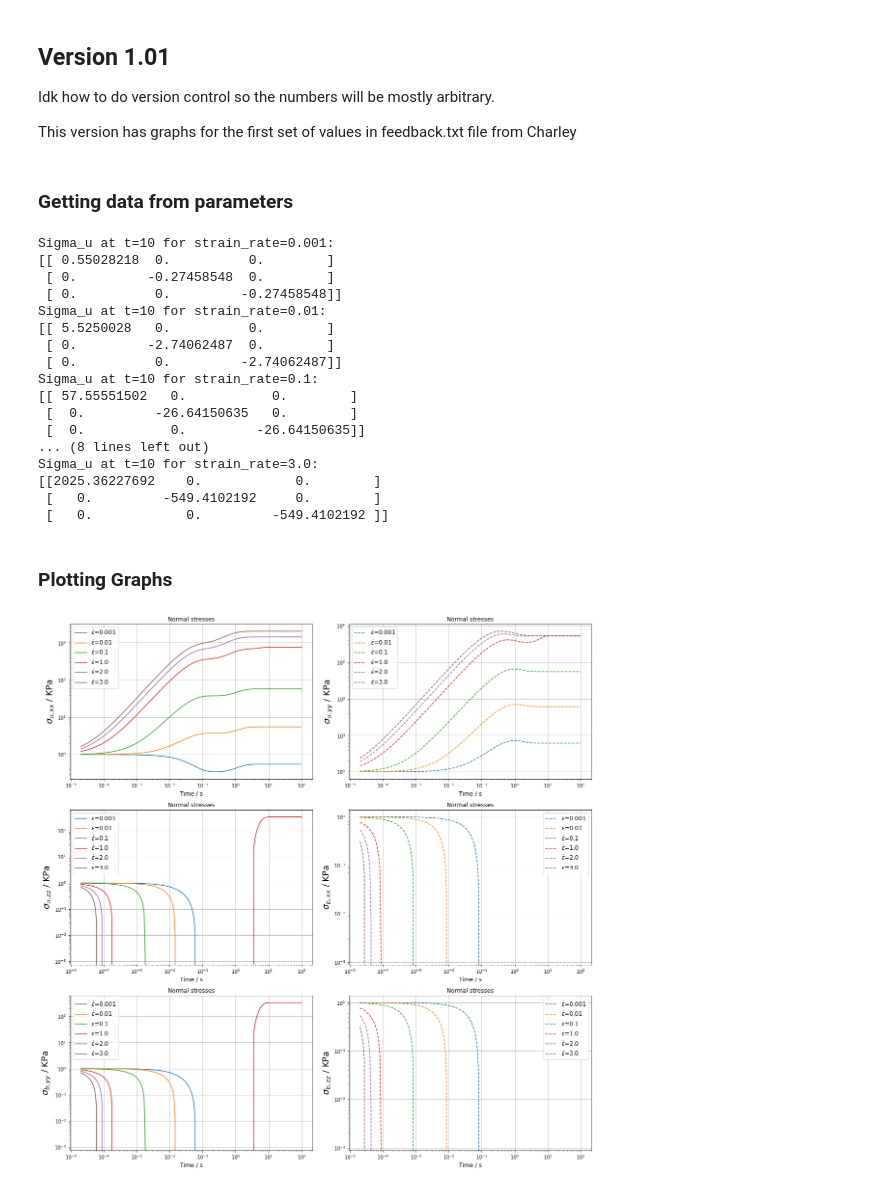
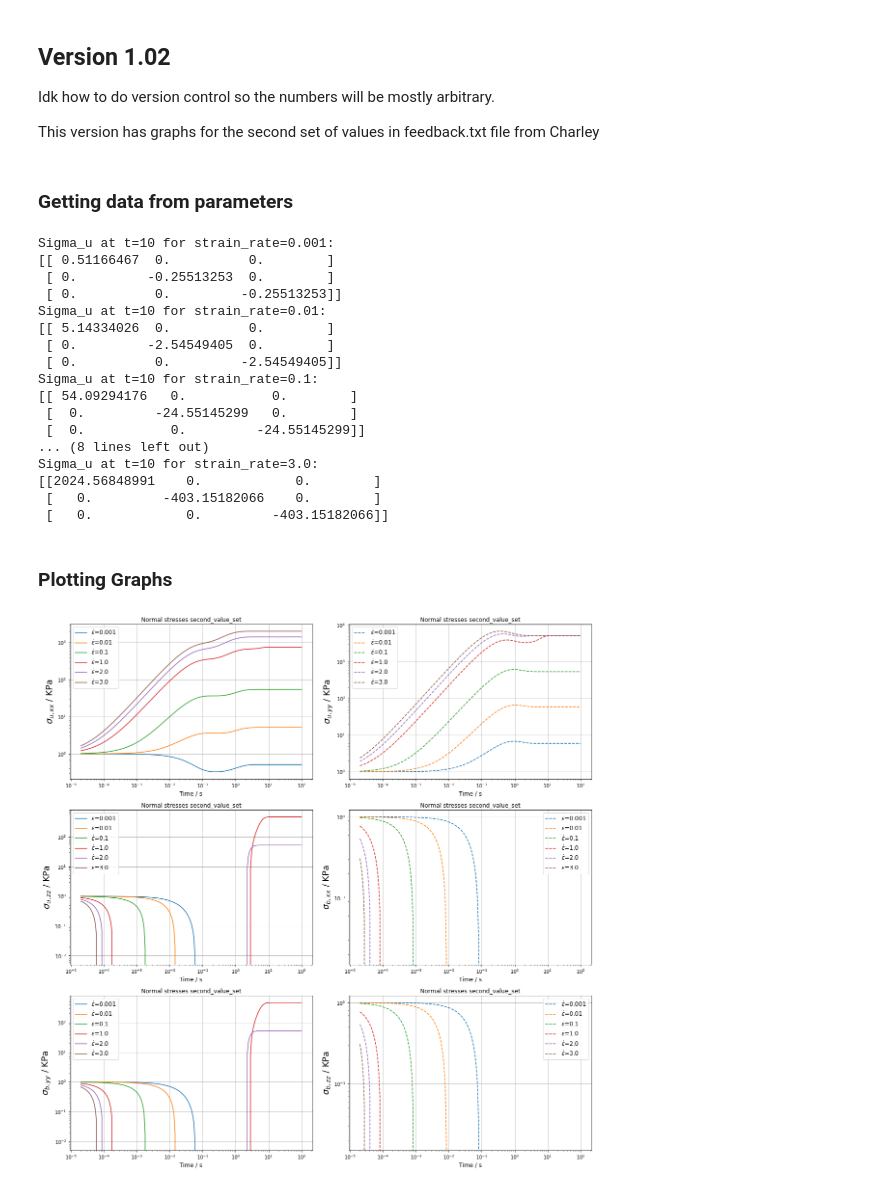
Before and after one commit to sc-coding-work/Sticky_Dumbbell_MS_Project, a Jupyter notebook: Sticky_Dumbbell_4.ipynb, the cells around one changed output. Drawn from its saved outputs; the diff is of its cells as text; code cells hidden in the pictures.

Commit message:
Version 1.02 (second set of values graphs from feedback.txt)

```diff
--- a/Sticky_Dumbbell_4.ipynb
+++ b/Sticky_Dumbbell_4.ipynb
@@ -1,9 +1,9 @@
 # %% [markdown]
-## Version 1.01
+## Version 1.02
 
 Idk how to do version control so the numbers will be mostly arbitrary.
 
-This version has graphs for the first set of values in feedback.txt file from Charley
+This version has graphs for the second set of values in feedback.txt file from Charley
 # %%
 import numpy as np
 from scipy.integrate import solve_ivp
@@ -49,11 +49,11 @@ def rhs(t, y):
 ### Getting data from parameters
 # %%
 # Define parameters
-alpha = 1.1 #Not sure why alpha is 1.1, I think it should be 1.71 based off equation 21 in pdf
-tau_u = 0.0378
-tau_b = 2.4487
-k_plus = 0.62226 #Binding rate of sorts
-k_minus = 1.3130 #Unbinding rate of sorts
+alpha = 2.0 #Not sure why alpha is 1.1, I think it should be 1.71 based off equation 21 in pdf
+tau_u = 0.0379
+tau_b = 5.5923
+k_plus = 0.7183 #Binding rate of sorts
+k_minus = 1.5544 #Unbinding rate of sorts
 nkT = 16877.04 #In Pascals
 
 phi = (tau_b/tau_u)**0.5 #Ratio between conformational relaxation times, see section C in Sticky_Dumbbell_4 pdf
@@ -133,54 +133,54 @@ for i in range(len(StrainRate)):
     time_list.append(t)
 # %% [output]
 Sigma_u at t=10 for strain_rate=0.001:
-[[ 0.55028218  0.          0.        ]
- [ 0.         -0.27458548  0.        ]
- [ 0.          0.         -0.27458548]]
+[[ 0.51166467  0.          0.        ]
+ [ 0.         -0.25513253  0.        ]
+ [ 0.          0.         -0.25513253]]
 Sigma_u at t=10 for strain_rate=0.01:
-[[ 5.5250028   0.          0.        ]
- [ 0.         -2.74062487  0.        ]
- [ 0.          0.         -2.74062487]]
+[[ 5.14334026  0.          0.        ]
+ [ 0.         -2.54549405  0.        ]
+ [ 0.          0.         -2.54549405]]
 Sigma_u at t=10 for strain_rate=0.1:
-[[ 57.55551502   0.           0.        ]
- [  0.         -26.64150635   0.        ]
- [  0.           0.         -26.64150635]]
+[[ 54.09294176   0.           0.        ]
+ [  0.         -24.55145299   0.        ]
+ [  0.           0.         -24.55145299]]
 ... (8 lines left out)
 Sigma_u at t=10 for strain_rate=3.0:
-[[2025.36227692    0.            0.        ]
- [   0.         -549.4102192     0.        ]
- [   0.            0.         -549.4102192 ]]
+[[2024.56848991    0.            0.        ]
+ [   0.         -403.15182066    0.        ]
+ [   0.            0.         -403.15182066]]
 # %% [markdown]
 ### Plotting Graphs
 # %%
 fig, axs = plt.subplots(3, 2, figsize=(16, 16))
 fig.tight_layout(pad=2.0)
 axs = axs.flatten() #Making it a 1D array, in number order
 for i in range(len(StrainRate)):
     sigma_u_sol = sigma_u_list[i]
     sigma_b_sol = sigma_b_list[i]
     axs[0].plot(t, sigma_u_sol[:, 0, 0], label=fr"$\dot{{\epsilon}}$={StrainRate[i]}")
     axs[2].plot(t, sigma_u_sol[:, 1, 1], label=fr"$\dot{{\epsilon}}$={StrainRate[i]}")
     axs[4].plot(t, sigma_u_sol[:, 2, 2], label=fr"$\dot{{\epsilon}}$={StrainRate[i]}")
     axs[1].plot(t, sigma_b_sol[:, 0, 0], '--', label=fr"$\dot{{\epsilon}}$={StrainRate[i]}")
     axs[3].plot(t, sigma_b_sol[:, 1, 1], '--', label=fr"$\dot{{\epsilon}}$={StrainRate[i]}")
     axs[5].plot(t, sigma_b_sol[:, 2, 2], '--', label=fr"$\dot{{\epsilon}}$={StrainRate[i]}")
 
 #Making a list which holds the labels for the y-axis
 y_axis_labels = [r"$\sigma_{u,xx}$", r"$\sigma_{u,yy}$", r"$\sigma_{u,zz}$",
                  r"$\sigma_{b,xx}$", r"$\sigma_{b,yy}$", r"$\sigma_{b,zz}$"]
 for i in range(len(StrainRate)):
-    axs[i].set_title("Normal stresses")
+    axs[i].set_title("Normal stresses second_value_set")
     axs[i].set_xlabel("Time / s", fontsize=12)
     axs[i].set_ylabel(f"{y_axis_labels[i]} / KPa", fontsize=18)
     axs[i].set_xscale("log")
     axs[i].set_yscale("log")
     axs[i].legend(fontsize=12)
     axs[i].grid(True)
 
 fig.subplots_adjust(wspace=0.15, hspace=0.2)
-fig.savefig("normal_stresses_graphs_k=0.3.png", dpi=300, bbox_inches="tight")
+fig.savefig("normal_stresses_graphs_second_value_set.png", dpi=300, bbox_inches="tight")
 # %% [output]
-[figure, old version]
+[figure, new version]
 # %%
 fig, axs = plt.subplots(2, 1, figsize=(8, 10))
 #colors = plt.rcParams['axes.prop_cycle'].by_key()['color'] #List of default matplotlib colors
```
Also changed, not shown: parts of 1 cell of this notebook, 2 other files.
